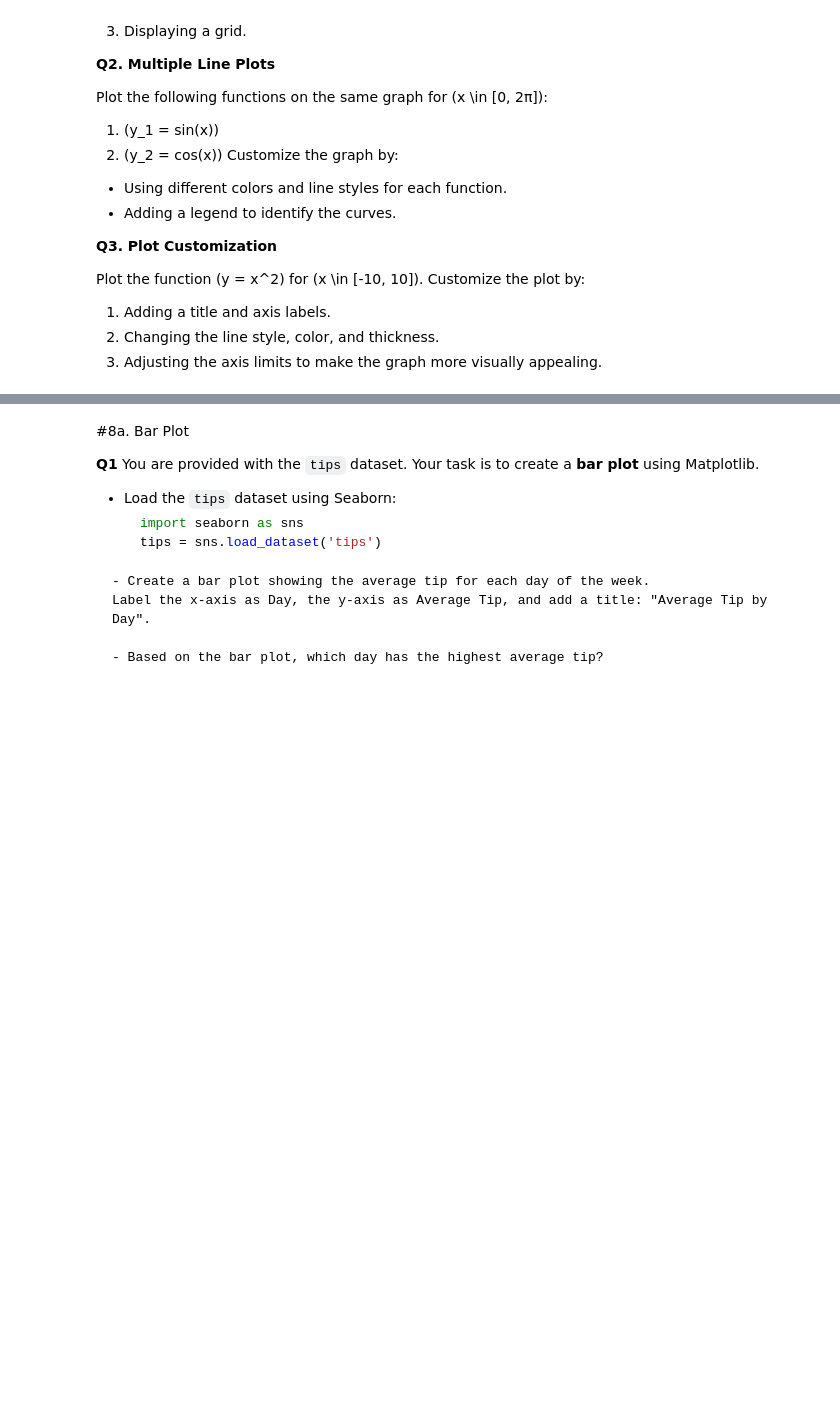
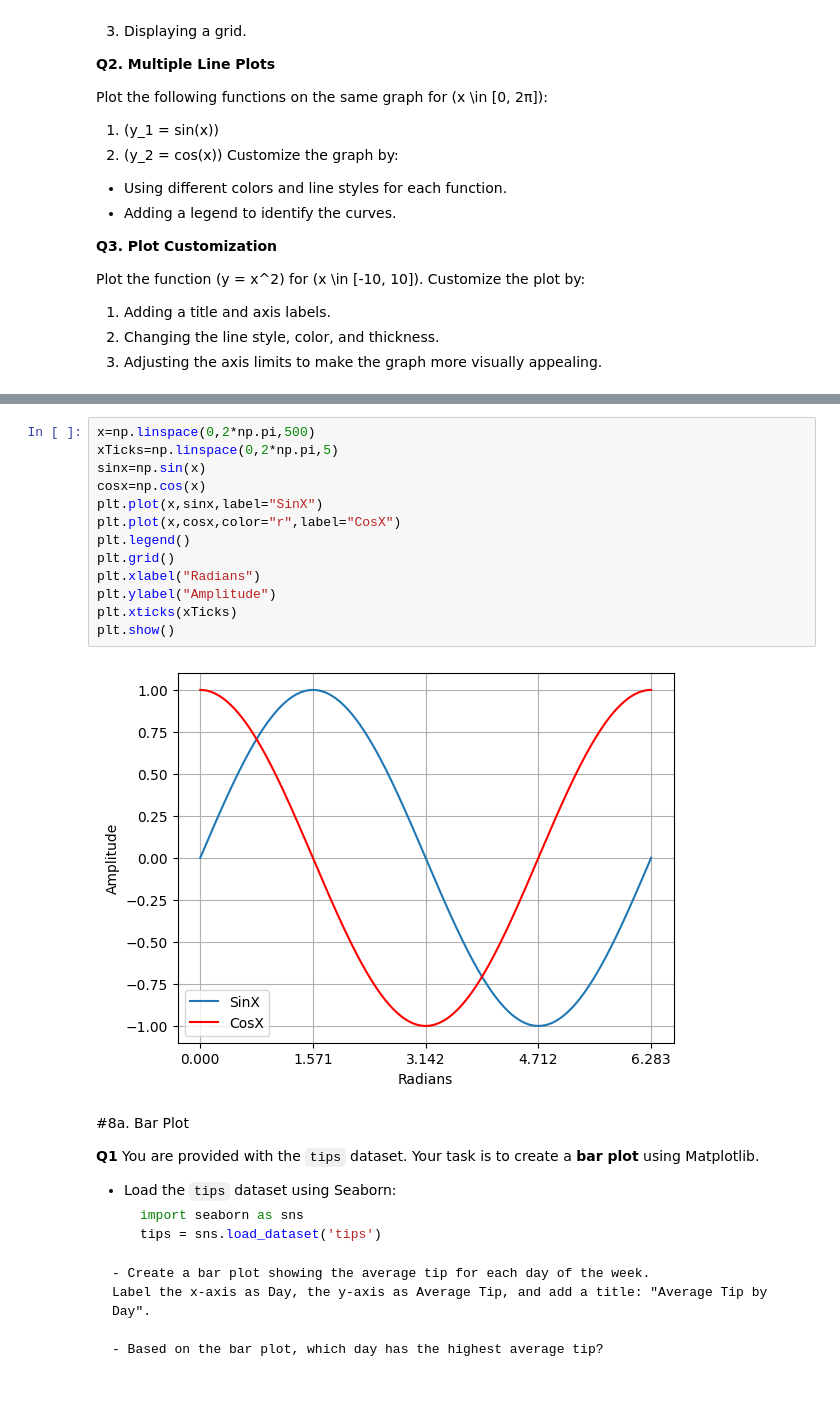
Before and after one commit to ishaank17/PSDV-Grp-ES-114-, a Jupyter notebook: Lab2/Lab2.ipynb, the cells around one changed output, grey strips where cells are left out. Cells and saved outputs as stored; diff of their text form; blank space fills up the shorter version.

```diff
--- a/Lab2/Lab2.ipynb
+++ b/Lab2/Lab2.ipynb
@@ -608,3 +611,18 @@ Plot the function \(y = x^2\) for \(x \in [-10, 10]\). Customize the plot by:
+# %%
+x=np.linspace(0,2*np.pi,500)
+xTicks=np.linspace(0,2*np.pi,5)
+sinx=np.sin(x)
+cosx=np.cos(x)
+plt.plot(x,sinx,label="SinX")
+plt.plot(x,cosx,color="r",label="CosX")
+plt.legend()
+plt.grid()
+plt.xlabel("Radians")
+plt.ylabel("Amplitude")
+plt.xticks(xTicks)
+plt.show()
+# %% [output]
+[figure, added]
 # %% [markdown]
 #8a. Bar Plot
 
```
Also changed, not shown: parts of 4 cells of this notebook.
